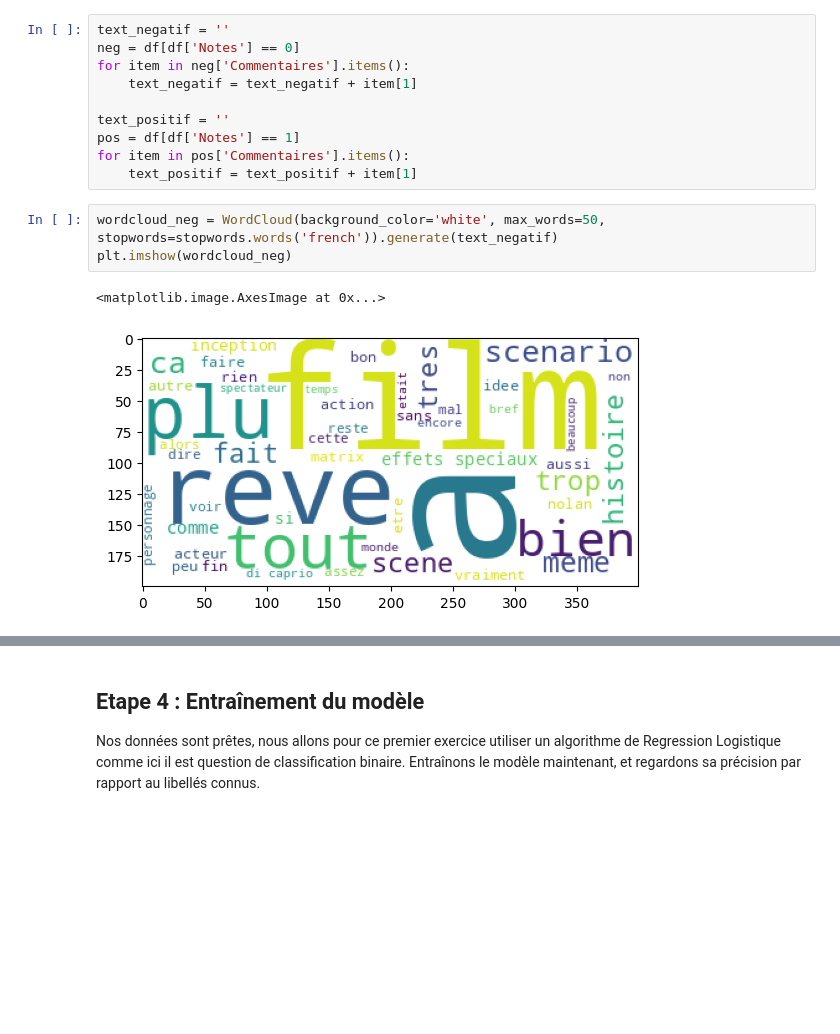
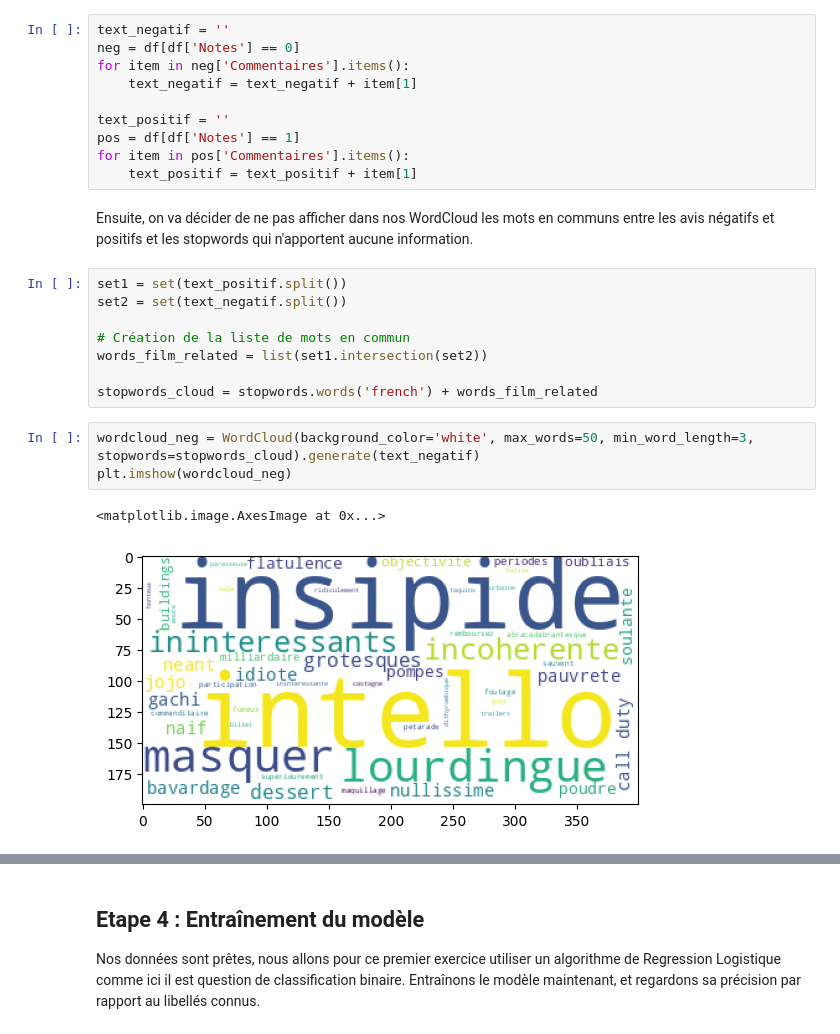
Before and after one commit to basileguerin/Brief_NLP, a Jupyter notebook: ML/Brief_NLP.ipynb, the cells around one changed output, grey strips where cells are left out. Saved outputs shown, nothing was run; the diff lists cells and outputs as text; blank space fills up the shorter version.

Commit message:
WordCloud OK + app OK

```diff
--- a/ML/Brief_NLP.ipynb
+++ b/ML/Brief_NLP.ipynb
@@ -212,10 +221,20 @@ text_positif = ''
 pos = df[df['Notes'] == 1]
 for item in pos['Commentaires'].items():
     text_positif = text_positif + item[1]
+# %% [markdown]
+Ensuite, on va décider de ne pas afficher dans nos WordCloud les mots en communs entre les avis négatifs et positifs et les stopwords qui n'apportent aucune information.
+# %%
+set1 = set(text_positif.split())
+set2 = set(text_negatif.split())
+
+# Création de la liste de mots en commun
+words_film_related = list(set1.intersection(set2))
+
+stopwords_cloud = stopwords.words('french') + words_film_related
 # %%
-wordcloud_neg = WordCloud(background_color='white', max_words=50, stopwords=stopwords.words('french')).generate(text_negatif)
+wordcloud_neg = WordCloud(background_color='white', max_words=50, min_word_length=3, stopwords=stopwords_cloud).generate(text_negatif)
 plt.imshow(wordcloud_neg)
 # %% [output]
 <matplotlib.image.AxesImage at 0x...>
-[figure, old version]
+[figure, new version]
 # %%
```
Also changed, not shown: parts of 14 cells of this notebook, 1 other file.
